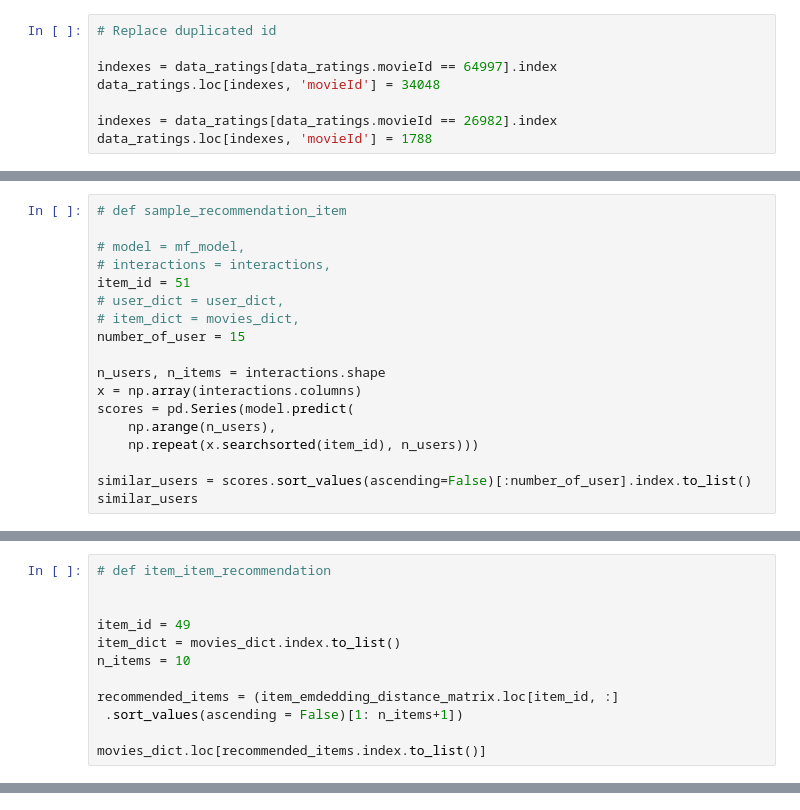
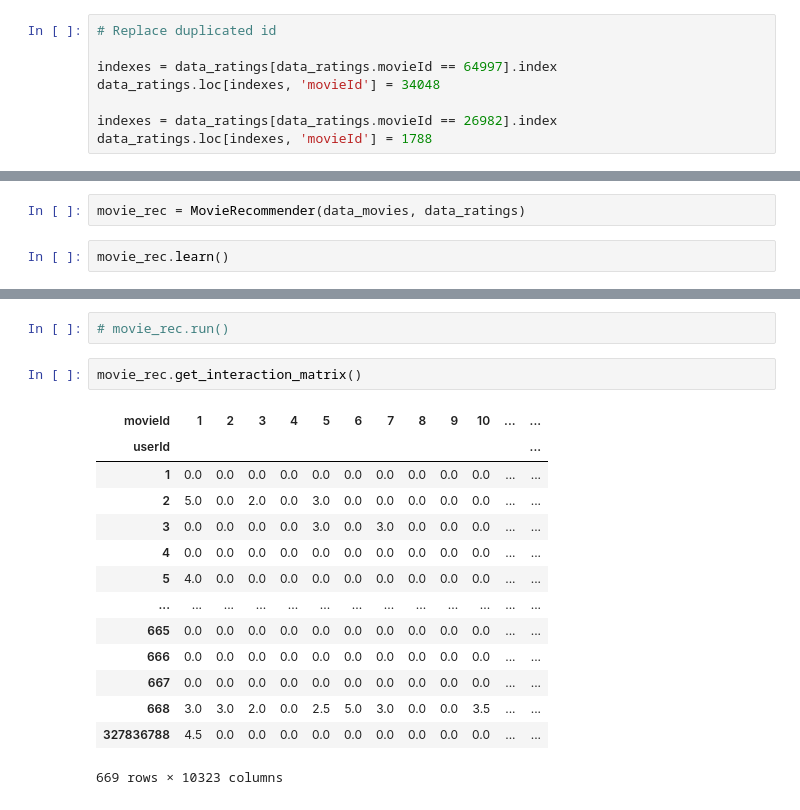
Before and after one commit to aleksanp/movie-recommendation-bot, a Jupyter notebook: movie_recommendation_bot.ipynb, the cells around one changed output, grey strips where cells are left out. Drawn from its saved outputs; the diff is of its cells as text.

```diff
--- a/movie_recommendation_bot.ipynb
+++ b/movie_recommendation_bot.ipynb
@@ -325,18 +80,0 @@ recommend_ids = (scores[~(interactions.loc[user_id, :] > 0)]
-# %%
-# def sample_recommendation_item
-
-# model = mf_model,
-# interactions = interactions,
-item_id = 51
-# user_dict = user_dict,
-# item_dict = movies_dict,
-number_of_user = 15
-
-n_users, n_items = interactions.shape
-x = np.array(interactions.columns)
-scores = pd.Series(model.predict(
-    np.arange(n_users),
-    np.repeat(x.searchsorted(item_id), n_users)))
-
-similar_users = scores.sort_values(ascending=False)[:number_of_user].index.to_list()
-similar_users
@@ -368,12 +80,0 @@ item_emdedding_distance_matrix
-# %%
-# def item_item_recommendation
-
-
-item_id = 49
-item_dict = movies_dict.index.to_list()
-n_items = 10
-
-recommended_items = (item_emdedding_distance_matrix.loc[item_id, :]
- .sort_values(ascending = False)[1: n_items+1])
-
-movies_dict.loc[recommended_items.index.to_list()]
@@ -438,0 +651,4 @@ Name: 49, dtype: object
+# %%
+movie_rec = MovieRecommender(data_movies, data_ratings)
+# %%
+movie_rec.learn()
@@ -438,0 +669,19 @@ Name: 49, dtype: object
+# %%
+# movie_rec.run()
+# %%
+movie_rec.get_interaction_matrix()
+# %% [output]
+| movieId | 1 | 2 | 3 | 4 | 5 | 6 | 7 | 8 | 9 | 10 | ... | ... |
+| userId |  |  |  |  |  |  |  |  |  |  |  | ... |
+| 1 | 0.0 | 0.0 | 0.0 | 0.0 | 0.0 | 0.0 | 0.0 | 0.0 | 0.0 | 0.0 | ... | ... |
+| 2 | 5.0 | 0.0 | 2.0 | 0.0 | 3.0 | 0.0 | 0.0 | 0.0 | 0.0 | 0.0 | ... | ... |
+| 3 | 0.0 | 0.0 | 0.0 | 0.0 | 3.0 | 0.0 | 3.0 | 0.0 | 0.0 | 0.0 | ... | ... |
+| 4 | 0.0 | 0.0 | 0.0 | 0.0 | 0.0 | 0.0 | 0.0 | 0.0 | 0.0 | 0.0 | ... | ... |
+| 5 | 4.0 | 0.0 | 0.0 | 0.0 | 0.0 | 0.0 | 0.0 | 0.0 | 0.0 | 0.0 | ... | ... |
+| ... | ... | ... | ... | ... | ... | ... | ... | ... | ... | ... | ... | ... |
+| 665 | 0.0 | 0.0 | 0.0 | 0.0 | 0.0 | 0.0 | 0.0 | 0.0 | 0.0 | 0.0 | ... | ... |
+| 666 | 0.0 | 0.0 | 0.0 | 0.0 | 0.0 | 0.0 | 0.0 | 0.0 | 0.0 | 0.0 | ... | ... |
+| 667 | 0.0 | 0.0 | 0.0 | 0.0 | 0.0 | 0.0 | 0.0 | 0.0 | 0.0 | 0.0 | ... | ... |
+| 668 | 3.0 | 3.0 | 2.0 | 0.0 | 2.5 | 5.0 | 3.0 | 0.0 | 0.0 | 3.5 | ... | ... |
+| 327836788 | 4.5 | 0.0 | 0.0 | 0.0 | 0.0 | 0.0 | 0.0 | 0.0 | 0.0 | 0.0 | ... | ... |
+669 rows × 10323 columns
```
Also changed, not shown: parts of 65 cells of this notebook, 1 other file.
